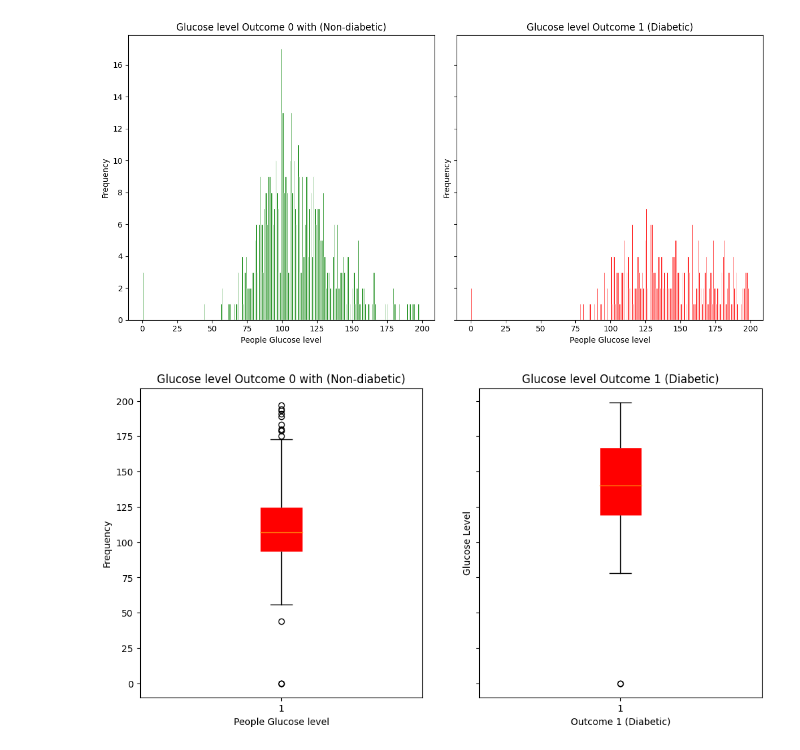
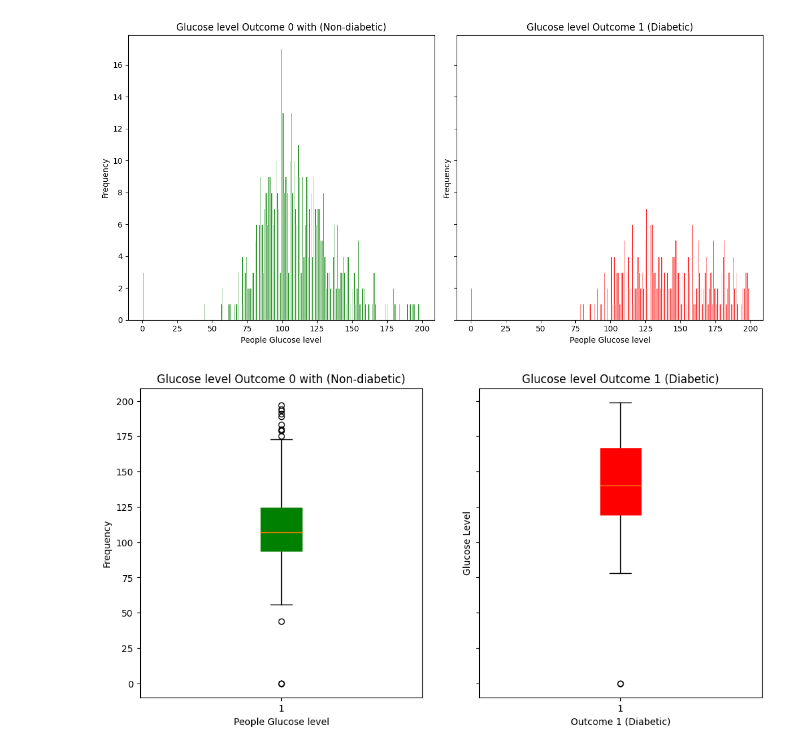
Before and after one commit to ADongol123/diabities_prediction_model, a Jupyter notebook: Diabities.ipynb, the cells around one changed output. Drawn from its saved outputs; the diff is of its cells as text; code cells hidden in the pictures.

```diff
--- a/Diabities.ipynb
+++ b/Diabities.ipynb
@@ -215,20 +217,20 @@ plt.show()
 # %%
 import matplotlib.pyplot as plt
 
 fig , axes = plt.subplots(1,2,figsize=(12,6),sharey=True)
 
-axes[0].boxplot(glucose_outcome_0, patch_artist=True, boxprops=dict(facecolor='red', color='white'))
+axes[0].boxplot(glucose_outcome_0, patch_artist=True, boxprops=dict(facecolor='green', color='white'))
 axes[0].set_title('Glucose level Outcome 0 with (Non-diabetic)')
 axes[0].set_xlabel('People Glucose level')
 axes[0].set_ylabel('Frequency')
 
 
 
 axes[1].boxplot(glucose_outcome_1, patch_artist=True, boxprops=dict(facecolor='red', color='white'))
 axes[1].set_title('Glucose level Outcome 1 (Diabetic)')
 axes[1].set_xlabel('Outcome 1 (Diabetic)')
 axes[1].set_ylabel('Glucose Level')
 
 plt.show()
 # %% [output]
-[figure, old version]
+[figure, new version]
```
Also changed, not shown: parts of 11 cells of this notebook.
